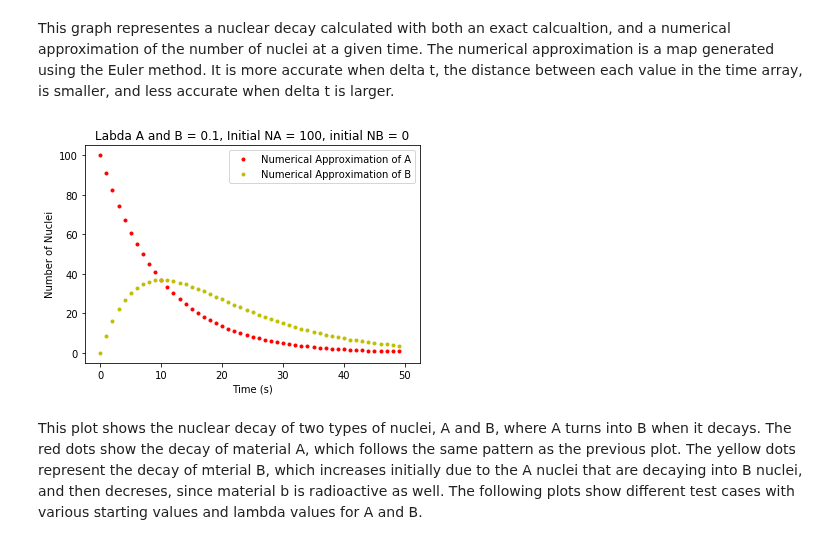
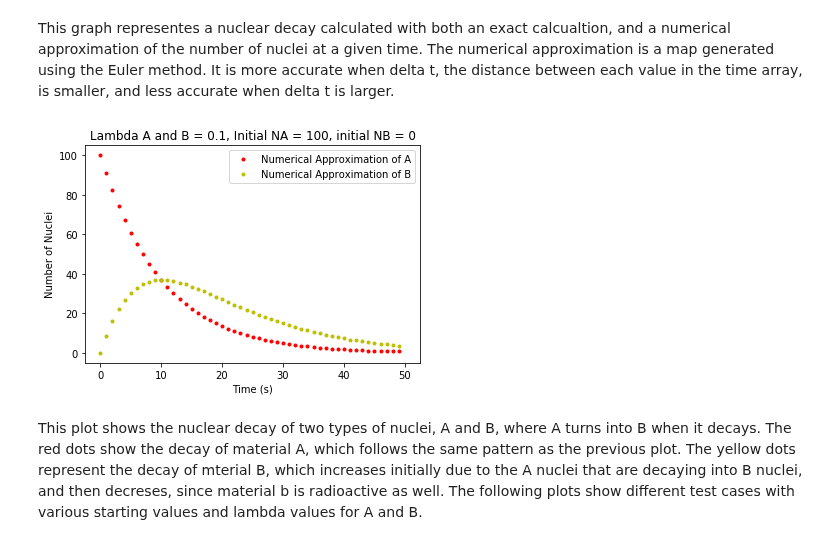
Before and after one commit to aMartin6/Labs, a Jupyter notebook: Lab 3.ipynb, the cells around one changed output. Cells and saved outputs as stored; diff of their text form; code cells hidden in the pictures.

```diff
--- a/Lab 3.ipynb
+++ b/Lab 3.ipynb
@@ -70,17 +70,17 @@ def coupled(NA, NBi, rA, rB, time):
 # %%
 # Plots the numerical approximation of the decay of both A and B nuclei on the same plot. The rest of the graphs represent
 # different test cases with their variables in the title.
 populationA = populationNumerical(100,0.1,time)
 populationB = coupled(populationA, 0, 0.1, 0.1, time)
 plot(time,populationA,"r.",markevery = 20, label = "Numerical Approximation of A")
 plot(time,populationB,"y.",markevery = 20, label = "Numerical Approximation of B")
-title("Labda A and B = 0.1, Initial NA = 100, initial NB = 0")
+title("Lambda A and B = 0.1, Initial NA = 100, initial NB = 0")
 xlabel("Time (s)")
 ylabel("Number of Nuclei")
 legend(loc = "best")
 show()
 # %% [output]
-[figure, old version]
+[figure, new version]
 # %% [markdown]
 This plot shows the nuclear decay of two types of nuclei, A and B, where A turns into B when it decays. The red dots show the decay of material A, which follows the same pattern as the previous plot. The yellow dots represent the decay of mterial B, which increases initially due to the A nuclei that are decaying into B nuclei, and then decreses, since material b is radioactive as well. The following plots show different test cases with various starting values and lambda values for A and B.
 # %%
```
Also changed, not shown: parts of 5 cells of this notebook.
